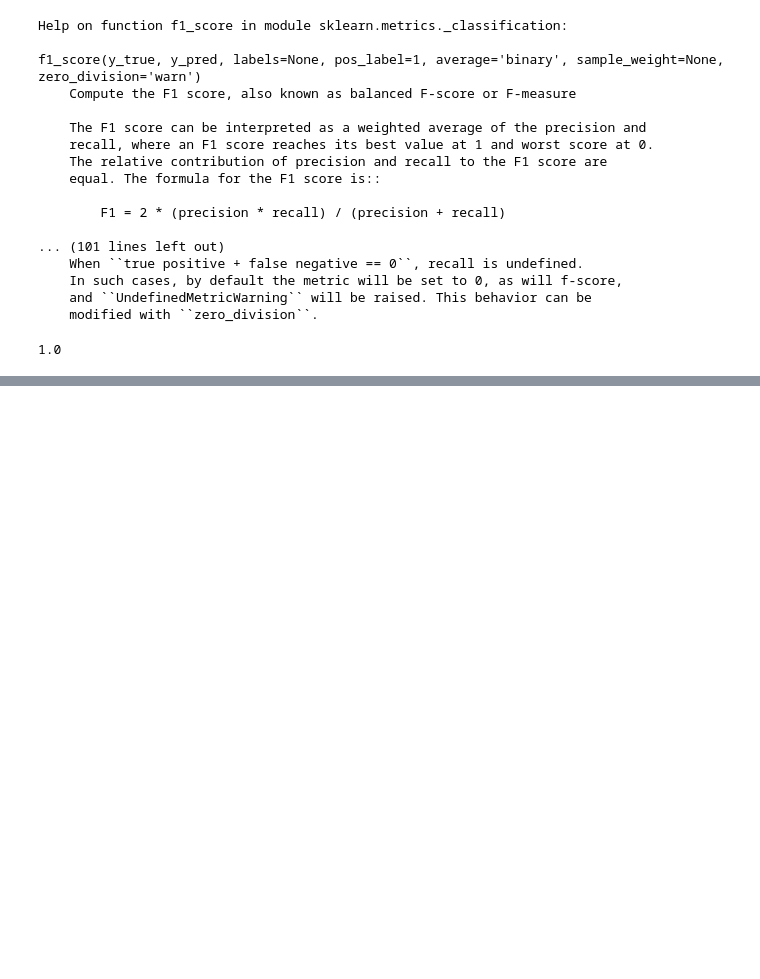
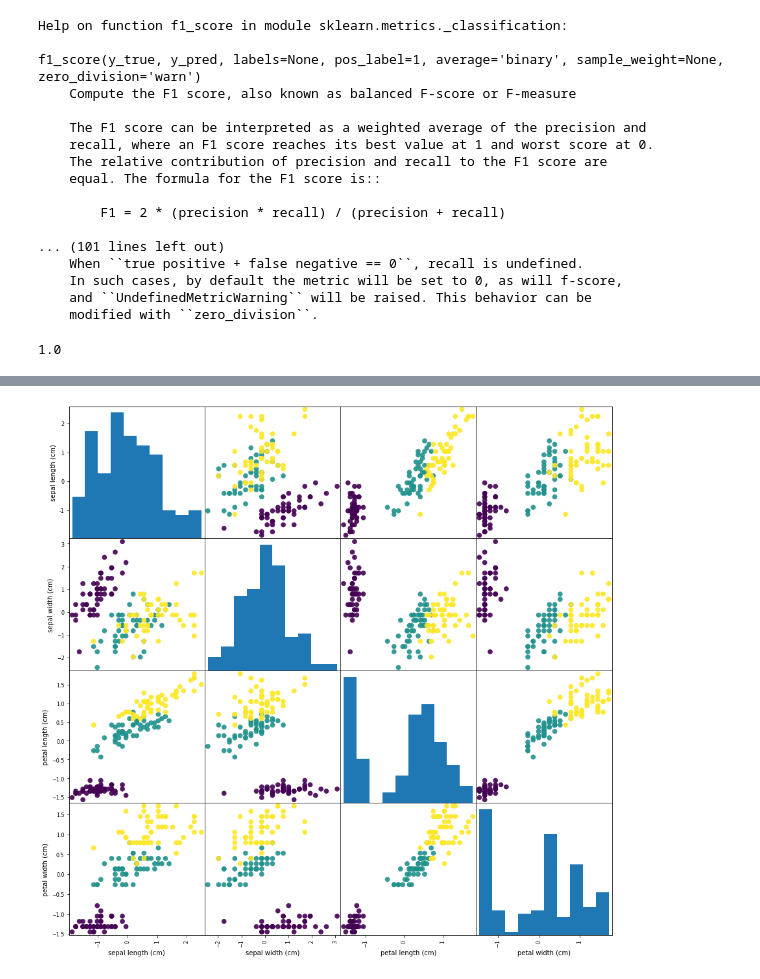
Before and after one commit to oladapo-joseph/EDA, a Jupyter notebook: Project/Iris Data/exp.ipynb, the cells around one changed output, grey strips where cells are left out. Saved outputs shown, nothing was run; the diff lists cells and outputs as text; code cells hidden in the pictures; blank space fills up the shorter version.

```diff
--- a/Project/Iris Data/exp.ipynb
+++ b/Project/Iris Data/exp.ipynb
@@ -155,0 +257,8 @@ f1_score(y_test, lo)
+# %%
+scatter = pd.plotting.scatter_matrix(df.drop('target',1),c=df.target,
+                                     marker= 'o',
+                                     figsize=(15,15),
+                                     alpha=.9,
+                                     s =60)
+# %% [output]
+[figure, added]
```
Also changed, not shown: parts of 14 cells of this notebook.
